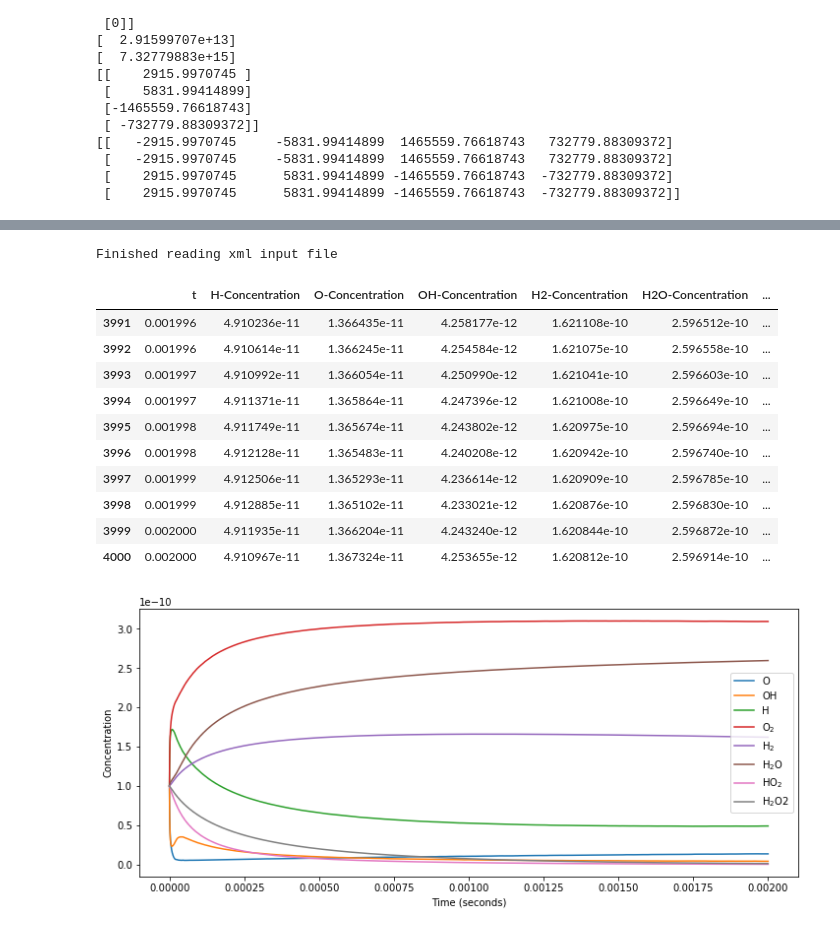
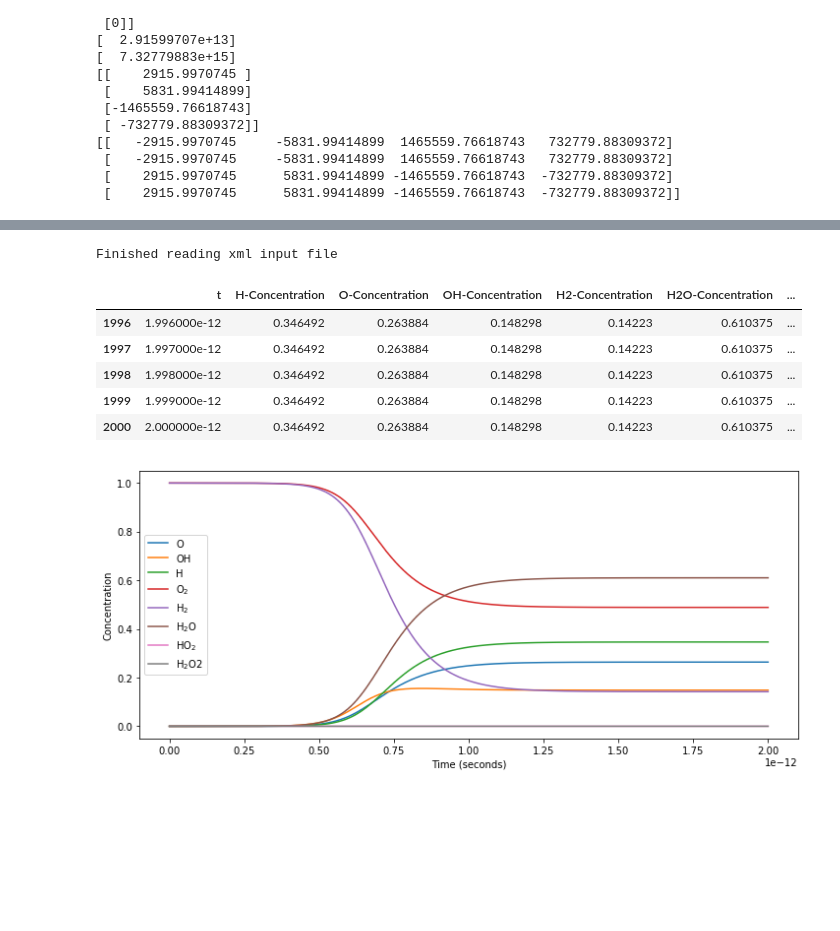
Before and after one commit to cs207group4/cs207-FinalProject, a Jupyter notebook: demo_notebook/demo_equilibrium.ipynb, the cells around one changed output, grey strips where cells are left out. Cells and saved outputs as stored; diff of their text form; code cells hidden in the pictures; blank space fills up the shorter version.

```diff
--- a/demo_notebook/demo_equilibrium.ipynb
+++ b/demo_notebook/demo_equilibrium.ipynb
@@ -85,7 +85,7 @@ Finished reading xml input file
 6.631578954000001e-05 [  1.88150384e-10   1.88150384e-10   1.18496159e-11   1.18496159e-11]
 7.000000007e-05 [  1.88143797e-10   1.88143797e-10   1.18562034e-11   1.18562034e-11]
 # %%
-x_init = np.ones(4)*2.e-10
+x_init = np.ones(4)*0.1
 T = 1000
 def get_equilibrium_conc(x_init, T):
     file_name = "../tests/test_xml/rxns_singlereversible.xml"
@@ -217,38 +223,33 @@ plot_demo(df_dop853)
 # %%
 chem2 = chemkin("../tests/test_xml/rxns_reversible.xml")
 # initial concentration
-x_init = np.ones(8)*1.e-10
-T = 1000
-t_final = 2.e-3
-t_step = 5.e-7
+x_init = np.array([0,0,0,1,0,1,0,0])
+T = 2000
+t_final = 2.e-12
+t_step = 1.e-15
 cs = ChemSolver(chem2).solve(x_init, T, t_final, t_step, algorithm = 'vode', method = 'bdf')
 df_vode = cs.to_df()
 def plot_demo(df):
     plt.figure(figsize = (12,5))
     plt.plot(df['t'],df['O-Concentration'], label = 'O')
     plt.plot(df['t'],df['OH-Concentration'], label = 'OH')
     plt.plot(df['t'],df['H-Concentration'], label = 'H')
     plt.plot(df['t'],df['O2-Concentration'], label = 'O$_2$')
     plt.plot(df['t'],df['H2-Concentration'], label = 'H$_2$')
     plt.plot(df['t'],df['H2O-Concentration'], label = 'H$_2$O')
     plt.plot(df['t'],df['HO2-Concentration'], label = 'HO$_2$')
     plt.plot(df['t'],df['H2O2-Concentration'], label = 'H$_2$O2')
     plt.xlabel('Time (seconds)')
     plt.ylabel('Concentration')
     plt.legend()
 plot_demo(df_vode)
-df_vode.tail(10)
+df_vode.tail(5)
 # %% [output]
 Finished reading xml input file
 |  | t | H-Concentration | O-Concentration | OH-Concentration | H2-Concentration | H2O-Concentration | ... |
-| 3991 | 0.001996 | 4.910236e-11 | 1.366435e-11 | 4.258177e-12 | 1.621108e-10 | 2.596512e-10 | ... |
-| 3992 | 0.001996 | 4.910614e-11 | 1.366245e-11 | 4.254584e-12 | 1.621075e-10 | 2.596558e-10 | ... |
-| 3993 | 0.001997 | 4.910992e-11 | 1.366054e-11 | 4.250990e-12 | 1.621041e-10 | 2.596603e-10 | ... |
-| 3994 | 0.001997 | 4.911371e-11 | 1.365864e-11 | 4.247396e-12 | 1.621008e-10 | 2.596649e-10 | ... |
-| 3995 | 0.001998 | 4.911749e-11 | 1.365674e-11 | 4.243802e-12 | 1.620975e-10 | 2.596694e-10 | ... |
-| 3996 | 0.001998 | 4.912128e-11 | 1.365483e-11 | 4.240208e-12 | 1.620942e-10 | 2.596740e-10 | ... |
-| 3997 | 0.001999 | 4.912506e-11 | 1.365293e-11 | 4.236614e-12 | 1.620909e-10 | 2.596785e-10 | ... |
-| 3998 | 0.001999 | 4.912885e-11 | 1.365102e-11 | 4.233021e-12 | 1.620876e-10 | 2.596830e-10 | ... |
-| 3999 | 0.002000 | 4.911935e-11 | 1.366204e-11 | 4.243240e-12 | 1.620844e-10 | 2.596872e-10 | ... |
-| 4000 | 0.002000 | 4.910967e-11 | 1.367324e-11 | 4.253655e-12 | 1.620812e-10 | 2.596914e-10 | ... |
+| 1996 | 1.996000e-12 | 0.346492 | 0.263884 | 0.148298 | 0.14223 | 0.610375 | ... |
+| 1997 | 1.997000e-12 | 0.346492 | 0.263884 | 0.148298 | 0.14223 | 0.610375 | ... |
+| 1998 | 1.998000e-12 | 0.346492 | 0.263884 | 0.148298 | 0.14223 | 0.610375 | ... |
+| 1999 | 1.999000e-12 | 0.346492 | 0.263884 | 0.148298 | 0.14223 | 0.610375 | ... |
+| 2000 | 2.000000e-12 | 0.346492 | 0.263884 | 0.148298 | 0.14223 | 0.610375 | ... |
-[figure, old version]
+[figure, new version]
```
Also changed, not shown: parts of 9 cells of this notebook, 2 other files.
